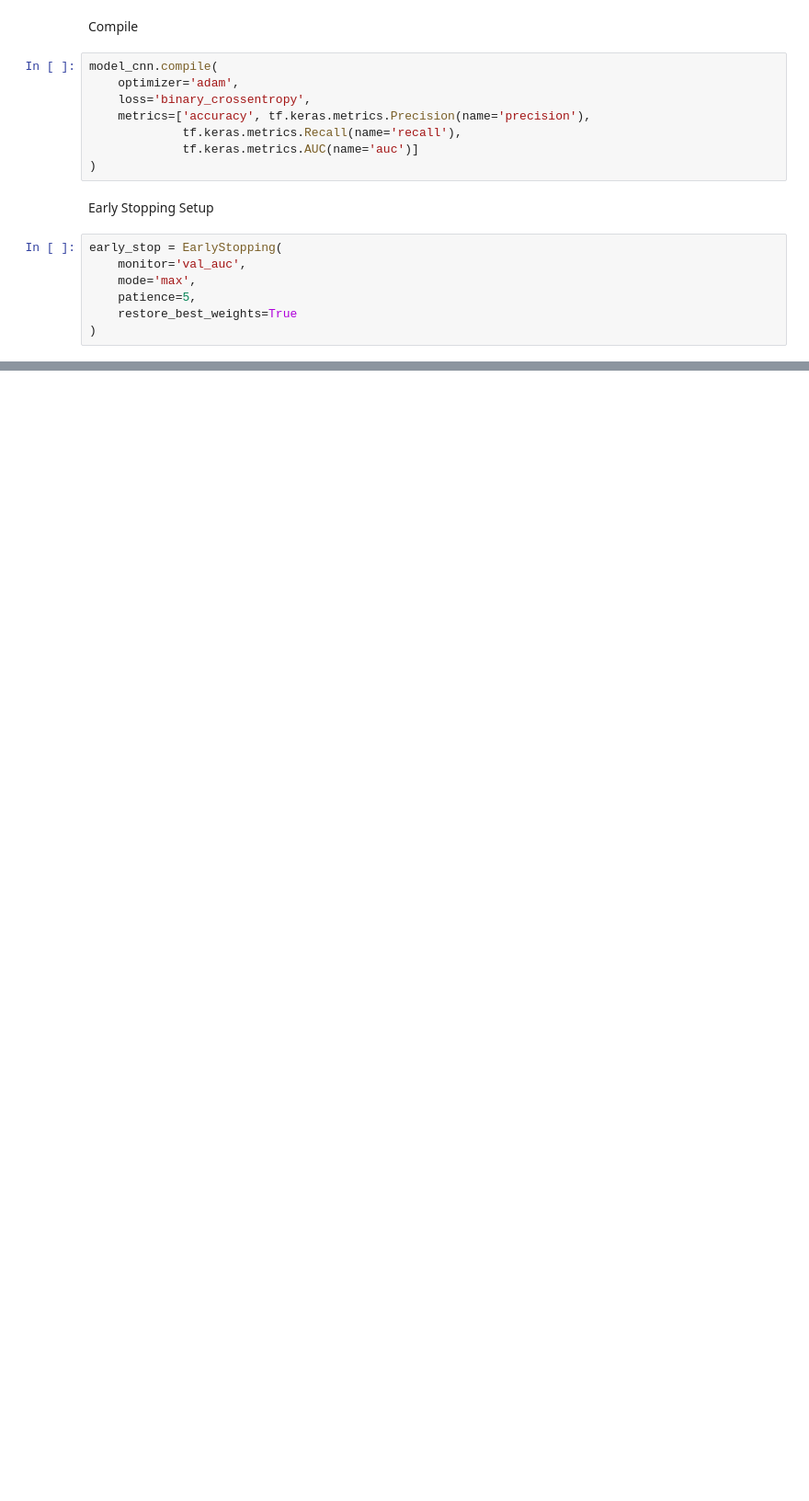
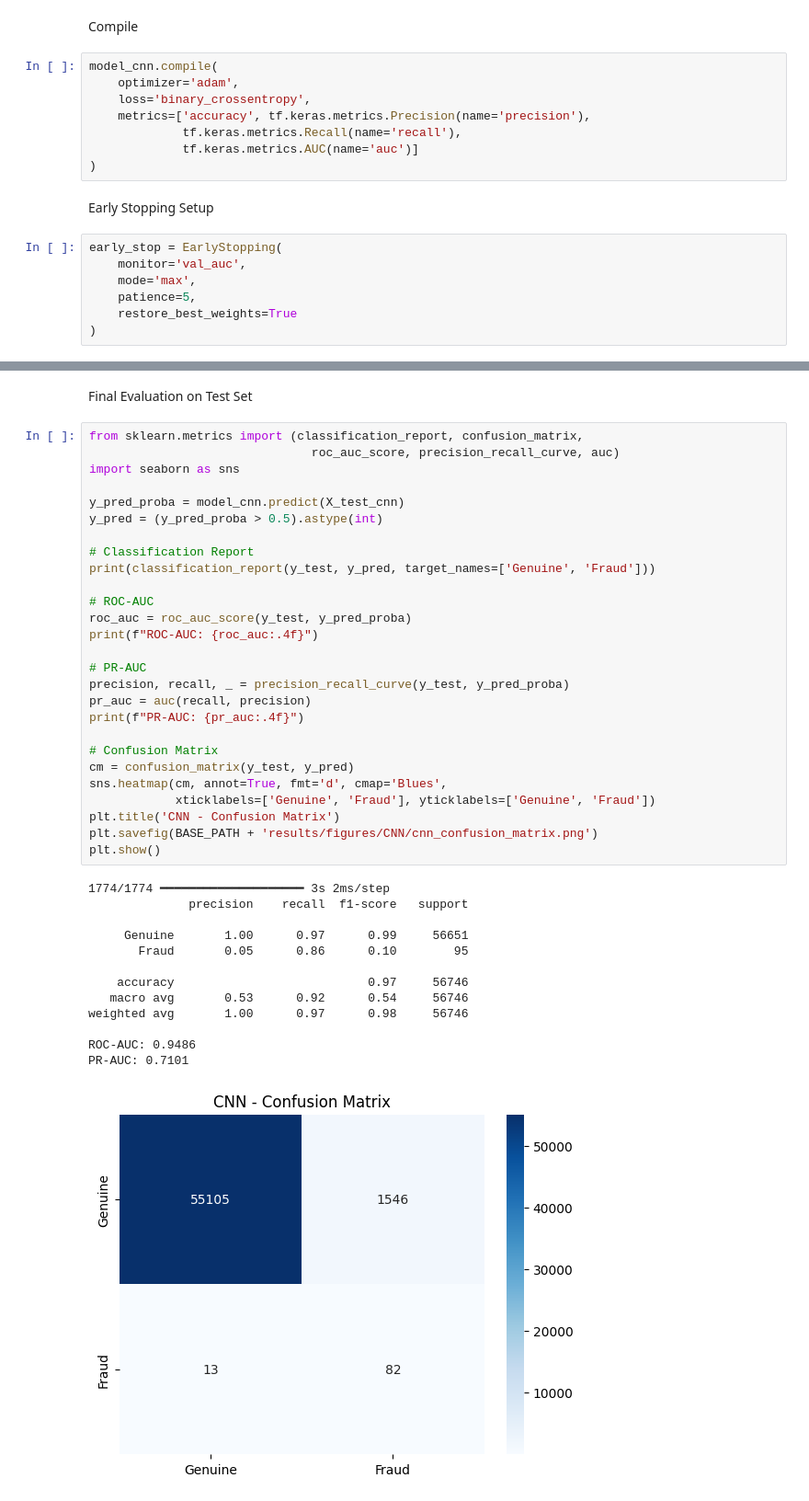
Before and after one commit to SarVibe/SE4050_Deep-Learning_Assignment, a Jupyter notebook: notebooks/CNN/cnn_model.ipynb, the cells around one changed output, grey strips where cells are left out. Shown at 92% size. Drawn from its saved outputs; the diff is of its cells as text; blank space fills up the shorter version.

```diff
--- a/notebooks/CNN/cnn_model.ipynb
+++ b/notebooks/CNN/cnn_model.ipynb
@@ -87,0 +160,43 @@ early_stop = EarlyStopping(
+# %% [markdown]
+ Final Evaluation on Test Set
+# %%
+from sklearn.metrics import (classification_report, confusion_matrix,
+                               roc_auc_score, precision_recall_curve, auc)
+import seaborn as sns
+
+y_pred_proba = model_cnn.predict(X_test_cnn)
+y_pred = (y_pred_proba > 0.5).astype(int)
+
+# Classification Report
+print(classification_report(y_test, y_pred, target_names=['Genuine', 'Fraud']))
+
+# ROC-AUC
+roc_auc = roc_auc_score(y_test, y_pred_proba)
+print(f"ROC-AUC: {roc_auc:.4f}")
+
+# PR-AUC
+precision, recall, _ = precision_recall_curve(y_test, y_pred_proba)
+pr_auc = auc(recall, precision)
+print(f"PR-AUC: {pr_auc:.4f}")
+
+# Confusion Matrix
+cm = confusion_matrix(y_test, y_pred)
+sns.heatmap(cm, annot=True, fmt='d', cmap='Blues',
+            xticklabels=['Genuine', 'Fraud'], yticklabels=['Genuine', 'Fraud'])
+plt.title('CNN - Confusion Matrix')
+plt.savefig(BASE_PATH + 'results/figures/CNN/cnn_confusion_matrix.png')
+plt.show()
+# %% [output]
+1774/1774 ━━━━━━━━━━━━━━━━━━━━ 3s 2ms/step
+              precision    recall  f1-score   support
+
+     Genuine       1.00      0.97      0.99     56651
+       Fraud       0.05      0.86      0.10        95
+
+    accuracy                           0.97     56746
+   macro avg       0.53      0.92      0.54     56746
+weighted avg       1.00      0.97      0.98     56746
+
+ROC-AUC: 0.9486
+PR-AUC: 0.7101
+[figure, added]
```
Also changed, not shown: parts of 9 cells of this notebook.
